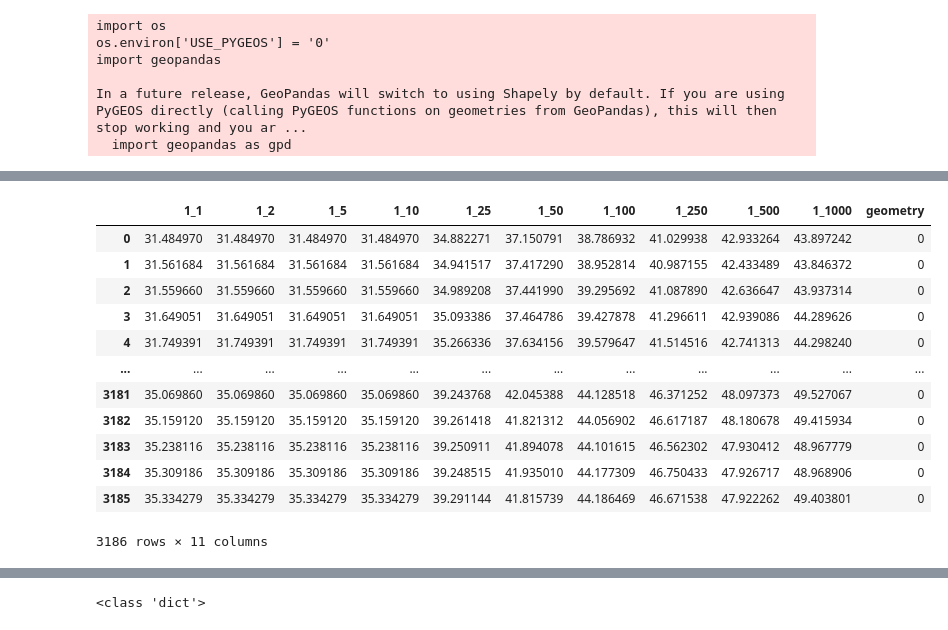
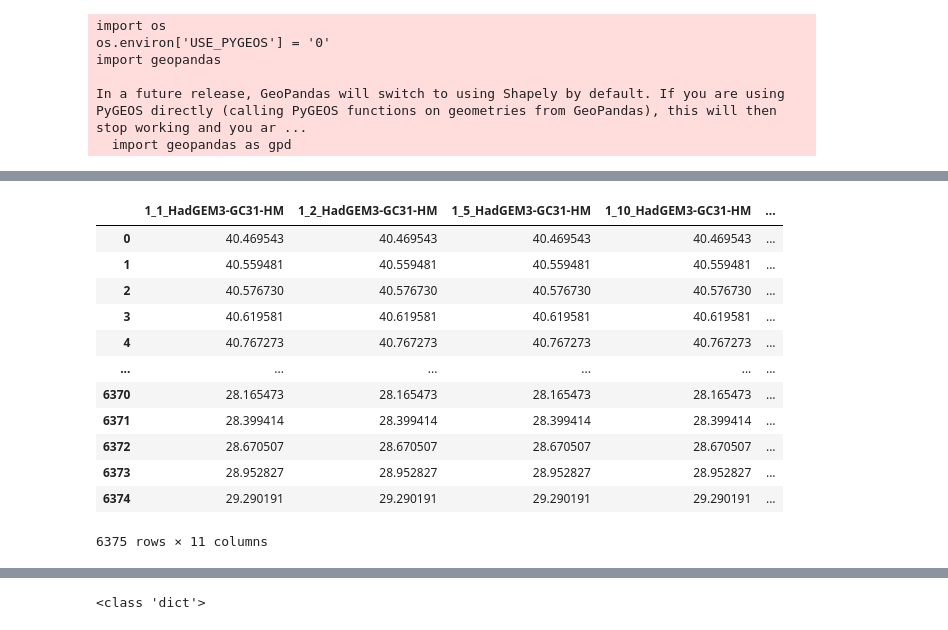
Before and after one commit to Mengqi-Ye/pg_risk_analysis, a Jupyter notebook: notebooks/Example_run.ipynb, the cells around one changed output, grey strips where cells are left out. Drawn from its saved outputs; the diff is of its cells as text; code cells hidden in the pictures.

```diff
--- a/notebooks/Example_run.ipynb
+++ b/notebooks/Example_run.ipynb
@@ -592,4 +557,4 @@ twn_wind=open_storm_data('TWN')
 # %%
 %%time
-open_storm_data('TWN')['']
+prk_wind['_HadGEM3-GC31-HM']
 # %% [output]
@@ -598,16 +563,16 @@ Wall time: 6.22 s
-|  | 1_1 | 1_2 | 1_5 | 1_10 | 1_25 | 1_50 | 1_100 | 1_250 | 1_500 | 1_1000 | geometry |
-| 0 | 31.484970 | 31.484970 | 31.484970 | 31.484970 | 34.882271 | 37.150791 | 38.786932 | 41.029938 | 42.933264 | 43.897242 | 0 |
-| 1 | 31.561684 | 31.561684 | 31.561684 | 31.561684 | 34.941517 | 37.417290 | 38.952814 | 40.987155 | 42.433489 | 43.846372 | 0 |
-| 2 | 31.559660 | 31.559660 | 31.559660 | 31.559660 | 34.989208 | 37.441990 | 39.295692 | 41.087890 | 42.636647 | 43.937314 | 0 |
-| 3 | 31.649051 | 31.649051 | 31.649051 | 31.649051 | 35.093386 | 37.464786 | 39.427878 | 41.296611 | 42.939086 | 44.289626 | 0 |
-| 4 | 31.749391 | 31.749391 | 31.749391 | 31.749391 | 35.266336 | 37.634156 | 39.579647 | 41.514516 | 42.741313 | 44.298240 | 0 |
-| ... | ... | ... | ... | ... | ... | ... | ... | ... | ... | ... | ... |
-| 3181 | 35.069860 | 35.069860 | 35.069860 | 35.069860 | 39.243768 | 42.045388 | 44.128518 | 46.371252 | 48.097373 | 49.527067 | 0 |
-| 3182 | 35.159120 | 35.159120 | 35.159120 | 35.159120 | 39.261418 | 41.821312 | 44.056902 | 46.617187 | 48.180678 | 49.415934 | 0 |
-| 3183 | 35.238116 | 35.238116 | 35.238116 | 35.238116 | 39.250911 | 41.894078 | 44.101615 | 46.562302 | 47.930412 | 48.967779 | 0 |
-| 3184 | 35.309186 | 35.309186 | 35.309186 | 35.309186 | 39.248515 | 41.935010 | 44.177309 | 46.750433 | 47.926717 | 48.968906 | 0 |
-| 3185 | 35.334279 | 35.334279 | 35.334279 | 35.334279 | 39.291144 | 41.815739 | 44.186469 | 46.671538 | 47.922262 | 49.403801 | 0 |
+|  | 1_1_HadGEM3-GC31-HM | 1_2_HadGEM3-GC31-HM | 1_5_HadGEM3-GC31-HM | 1_10_HadGEM3-GC31-HM | ... |
+| 0 | 40.469543 | 40.469543 | 40.469543 | 40.469543 | ... |
+| 1 | 40.559481 | 40.559481 | 40.559481 | 40.559481 | ... |
+| 2 | 40.576730 | 40.576730 | 40.576730 | 40.576730 | ... |
+| 3 | 40.619581 | 40.619581 | 40.619581 | 40.619581 | ... |
+| 4 | 40.767273 | 40.767273 | 40.767273 | 40.767273 | ... |
+| ... | ... | ... | ... | ... | ... |
+| 6370 | 28.165473 | 28.165473 | 28.165473 | 28.165473 | ... |
+| 6371 | 28.399414 | 28.399414 | 28.399414 | 28.399414 | ... |
+| 6372 | 28.670507 | 28.670507 | 28.670507 | 28.670507 | ... |
+| 6373 | 28.952827 | 28.952827 | 28.952827 | 28.952827 | ... |
+| 6374 | 29.290191 | 29.290191 | 29.290191 | 29.290191 | ... |
-3186 rows × 11 columns
+6375 rows × 11 columns
 # %%
 def clip_flood_data(country_code):
 
```
Also changed, not shown: parts of 52 cells of this notebook, 43 other files.
